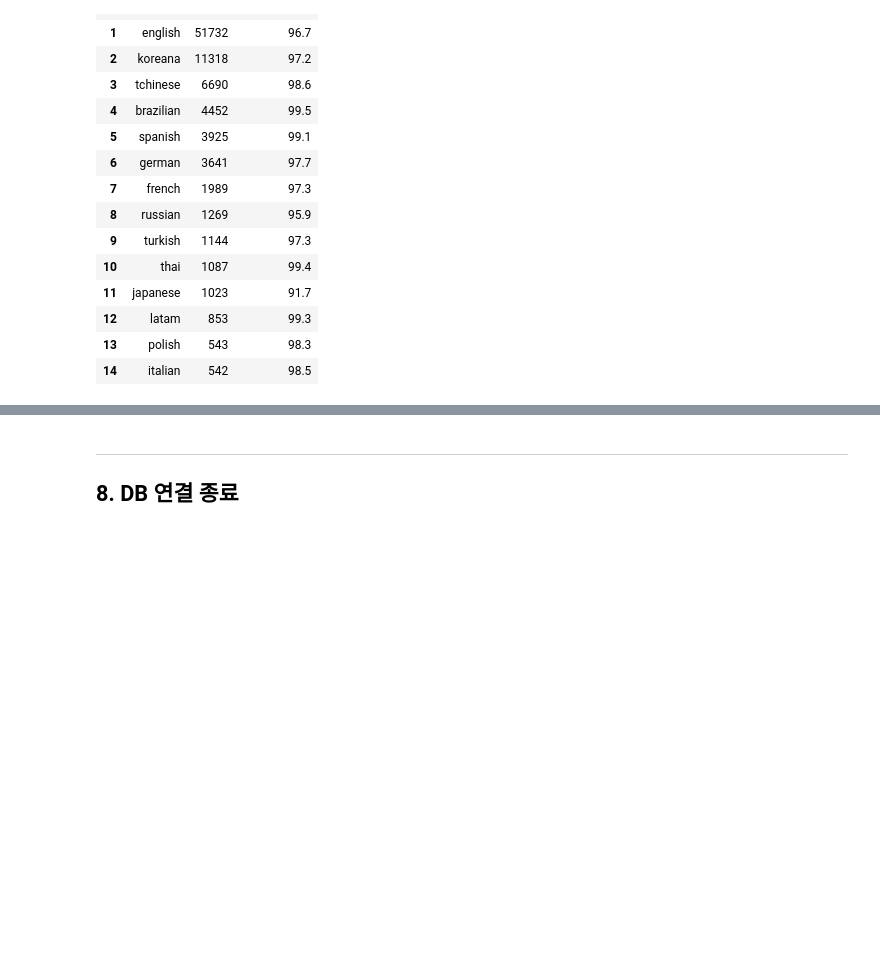
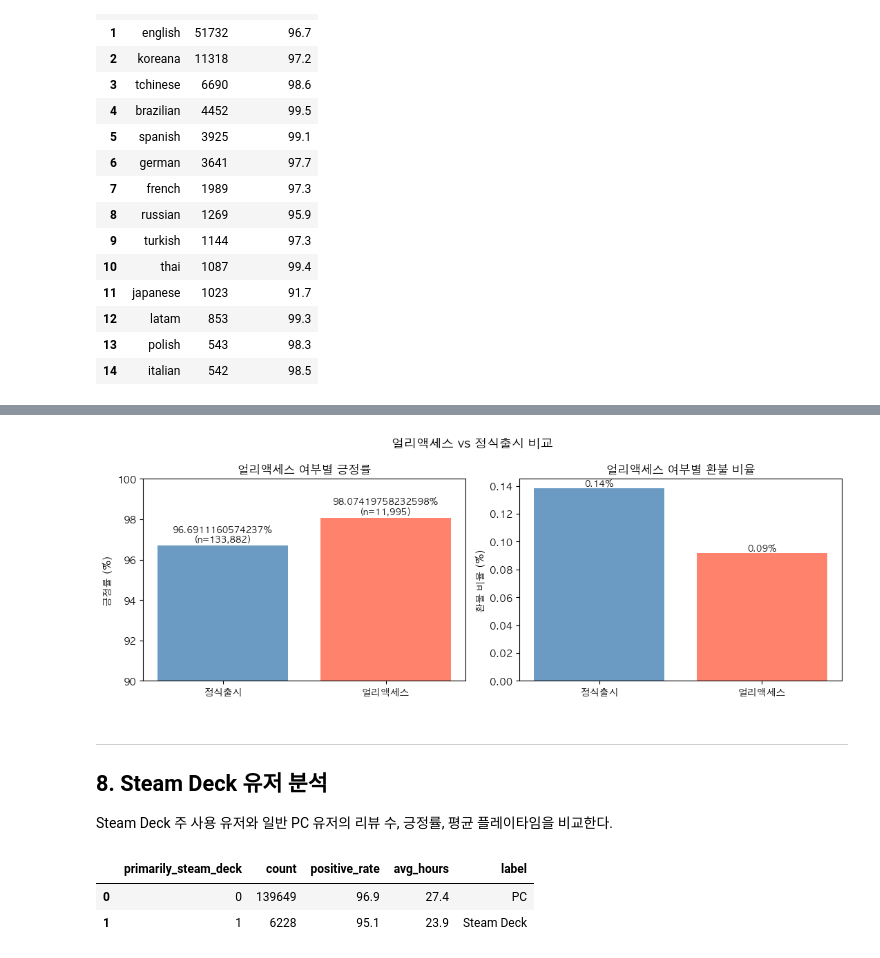
Before and after one commit to sjlee42/dave-diver-review-analysis, a Jupyter notebook: notebooks/02_eda.ipynb, the cells around one changed output, grey strips where cells are left out. Drawn from its saved outputs; the diff is of its cells as text; code cells hidden in the pictures; blank space fills up the shorter version.

```diff
--- a/notebooks/02_eda.ipynb
+++ b/notebooks/02_eda.ipynb
@@ -182,3 +288,54 @@ deck
+# %%
+early_stats = df.groupby('written_during_early_access').agg(
+    count       = ('voted_up', 'count'),
+    pos_rate    = ('voted_up', lambda x: x.mean() * 100),
+    refund_rate = ('refunded', lambda x: x.mean() * 100)
+).reset_index()
+early_stats['label'] = early_stats['written_during_early_access'].map(
+    {0: '정식출시', 1: '얼리액세스'}
+)
+
+fig, (ax1, ax2) = plt.subplots(1, 2, figsize=(11, 4))
+
+colors = ['steelblue', 'tomato']
+ax1.bar(early_stats['label'], early_stats['pos_rate'], color=colors, alpha=0.8)
+ax1.set_title('얼리액세스 여부별 긍정률')
+ax1.set_ylabel('긍정률 (%)')
+ax1.set_ylim(90, 100)
+for i, (val, cnt) in enumerate(zip(early_stats['pos_rate'], early_stats['count'])):
+    ax1.text(i, val + 0.1, f'{val}%\n(n={cnt:,})', ha='center', va='bottom', fontsize=9)
+
+ax2.bar(early_stats['label'], early_stats['refund_rate'], color=colors, alpha=0.8)
+ax2.set_title('얼리액세스 여부별 환불 비율')
+ax2.set_ylabel('환불 비율 (%)')
+for i, val in enumerate(early_stats['refund_rate']):
+    ax2.text(i, val + 0.001, f'{val:.2f}%', ha='center', va='bottom', fontsize=9)
+
+fig.suptitle('얼리액세스 vs 정식출시 비교', fontsize=13)
+fig.tight_layout()
+plt.show()
+# %% [output]
+[figure, added]
 # %% [markdown]
 ---
-## 8. DB 연결 종료
+## 8. Steam Deck 유저 분석
+
+Steam Deck 주 사용 유저와 일반 PC 유저의
+리뷰 수, 긍정률, 평균 플레이타임을 비교한다.
+# %%
+deck = pd.read_sql("""
+    SELECT
+        primarily_steam_deck,
+        COUNT(*) as count,
+        ROUND(AVG(voted_up) * 100, 1) as positive_rate,
+        ROUND(AVG(playtime_at_review / 60.0), 1) as avg_hours
+    FROM reviews
+    GROUP BY primarily_steam_deck
+""", conn)
+
+deck['label'] = deck['primarily_steam_deck'].map({0: 'PC', 1: 'Steam Deck'})
+deck
+# %% [output]
+|  | primarily_steam_deck | count | positive_rate | avg_hours | label |
+| 0 | 0 | 139649 | 96.9 | 27.4 | PC |
+| 1 | 1 | 6228 | 95.1 | 23.9 | Steam Deck |
```
Also changed, not shown: parts of 38 cells of this notebook, 6 other files.
